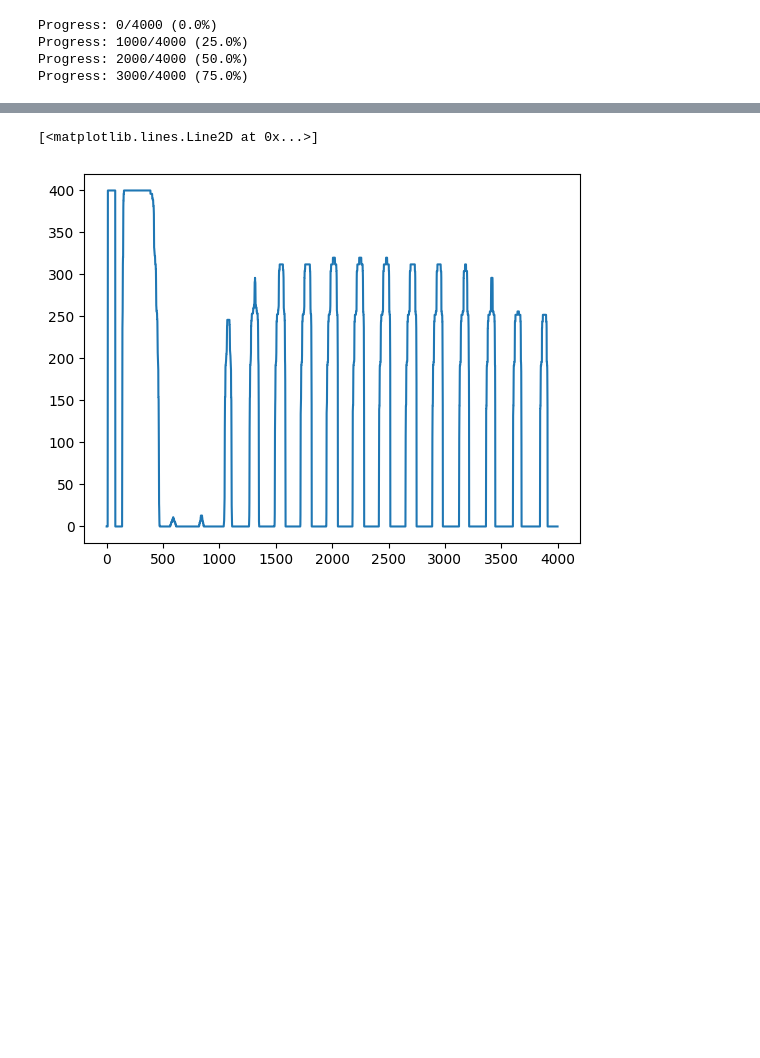
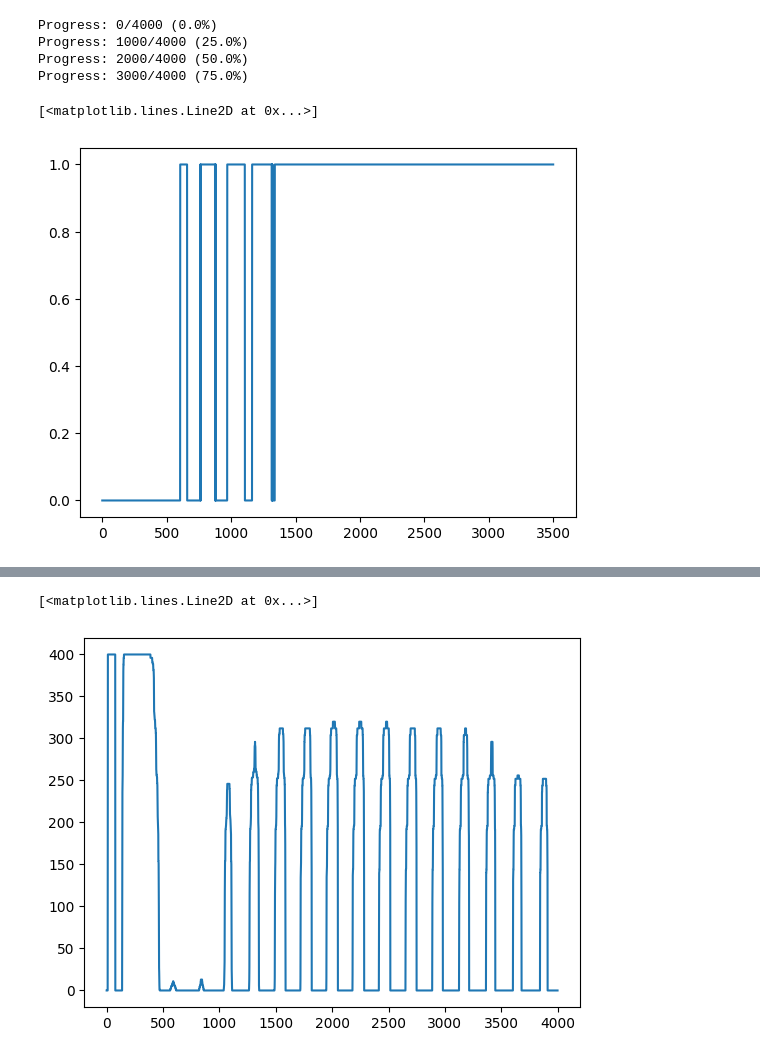
Before and after one commit to hhsherlock/Spiking_NN, a Jupyter notebook: mnst_learn/calculation.ipynb, the cells around one changed output, grey strips where cells are left out. Saved outputs shown, nothing was run; the diff lists cells and outputs as text; code cells hidden in the pictures; blank space fills up the shorter version.

```diff
--- a/mnst_learn/calculation.ipynb
+++ b/mnst_learn/calculation.ipynb
@@ -38,16 +38,15 @@ path = "/home/yaning/Documents/"
 
 device = torch.device("cuda" if torch.cuda.is_available() else "cpu")
 
-# with open(path + "fire_data_10p_8f_non_zero_background.pkl", "rb") as f:
-with open(path + "fire_data_mnst_nine_fourth.pkl", "rb") as f:
-# with open(path + "fire_data_gabor_binary_rotate_mix_diff.pkl", "rb") as f:
-# with open(path + "fire_data_gabor_binary_two.pkl", "rb") as f:
+
+with open(path + "fire_data_mnst_all_second.pkl", "rb") as f:
+# with open(path + "fire_data_mnst_nine_three.pkl", "rb") as f:
     fire_data = pickle.load(f)
 
 train = False
-save_train_file = "train_nine.pkl"
+save_train_file = "train_nine_ten.pkl"
 use_train_file = "train_nine_three.pkl"
 
 fire_data = torch.tensor(fire_data, device=device).float()
-# fire_data = fire_data[8,...,:4000]
+fire_data = fire_data[27]
 one_pic = fire_data
@@ -685,0 +682,12 @@ sum = sum.cpu()
+# %%
+sum = E_fires.sum(dim=(1,2))
+# maxi = torch.max(sum[1000:1250])
+# sum = sum[500:2000].sum()
+# if sum > 2500:
+#     print(sum)
+#     print("nine")
+# %%
+plt.plot(sum.cpu()[500:]>40)
+# %% [output]
+[<matplotlib.lines.Line2D at 0x...>]
+[figure, added]
```
Also changed, not shown: parts of 17 cells of this notebook, 8 other files.
